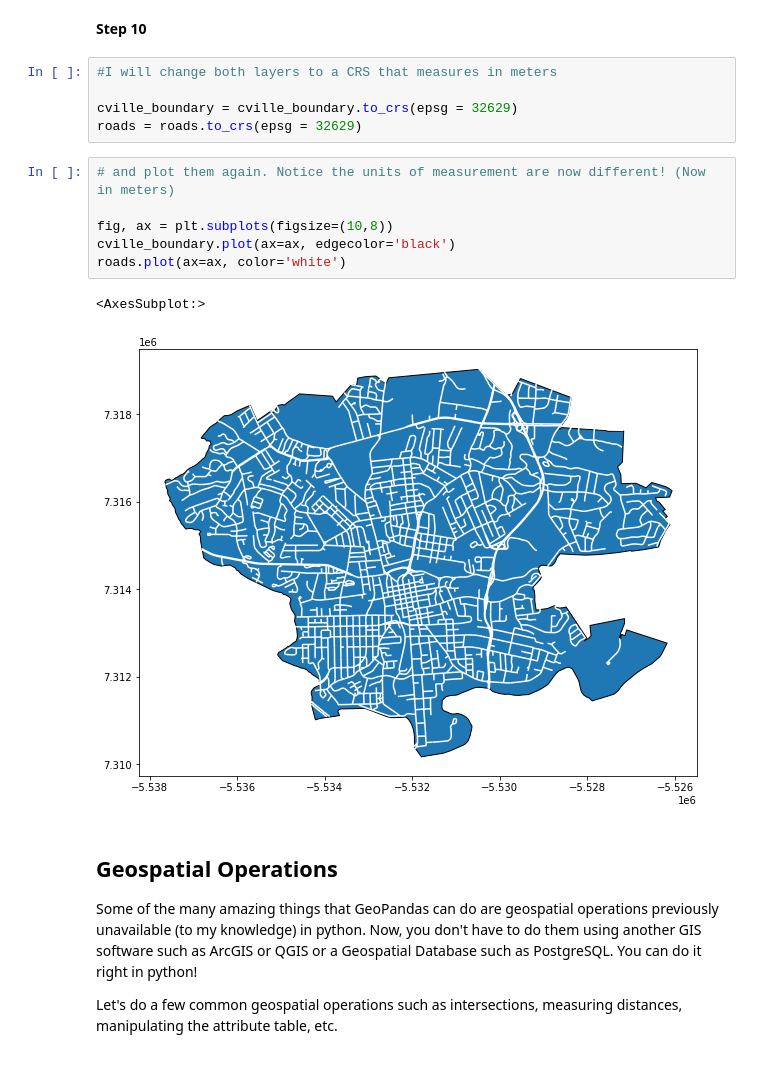
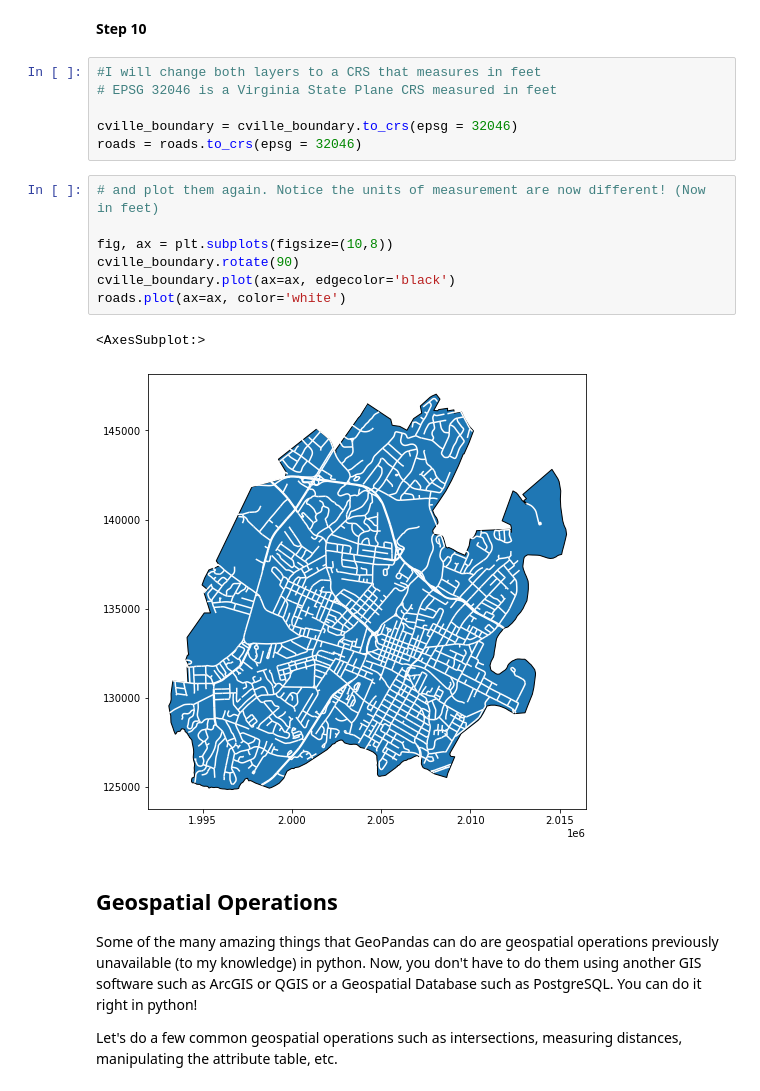
Before and after one commit to epurpur/pythonGeospatialWorkshop, a Jupyter notebook: python_geospatial_workshop.ipynb, the cells around one changed output. Saved outputs shown, nothing was run; the diff lists cells and outputs as text.

```diff
--- a/python_geospatial_workshop.ipynb
+++ b/python_geospatial_workshop.ipynb
@@ -228,19 +195,21 @@ If you don't like the CRS your data comes with or need to change it, you can do
 # %% [markdown]
 **Step 10**
 # %%
-#I will change both layers to a CRS that measures in meters
+#I will change both layers to a CRS that measures in feet
+# EPSG 32046 is a Virginia State Plane CRS measured in feet
 
-cville_boundary = cville_boundary.to_crs(epsg = 32629)
-roads = roads.to_crs(epsg = 32629)
+cville_boundary = cville_boundary.to_crs(epsg = 32046)
+roads = roads.to_crs(epsg = 32046)
 # %%
-# and plot them again. Notice the units of measurement are now different! (Now in meters)
+# and plot them again. Notice the units of measurement are now different! (Now in feet)
 
 fig, ax = plt.subplots(figsize=(10,8))
+cville_boundary.rotate(90)
 cville_boundary.plot(ax=ax, edgecolor='black')
 roads.plot(ax=ax, color='white')
 # %% [output]
 <AxesSubplot:>
-[figure, old version]
+[figure, new version]
 # %% [markdown]
 ## Geospatial Operations
 
```
Also changed, not shown: parts of 14 cells of this notebook.
